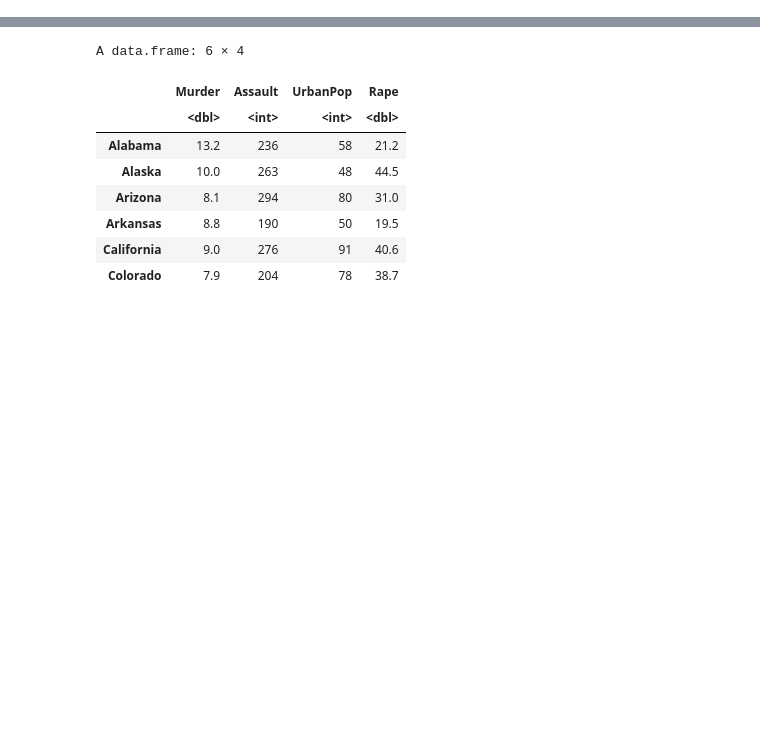
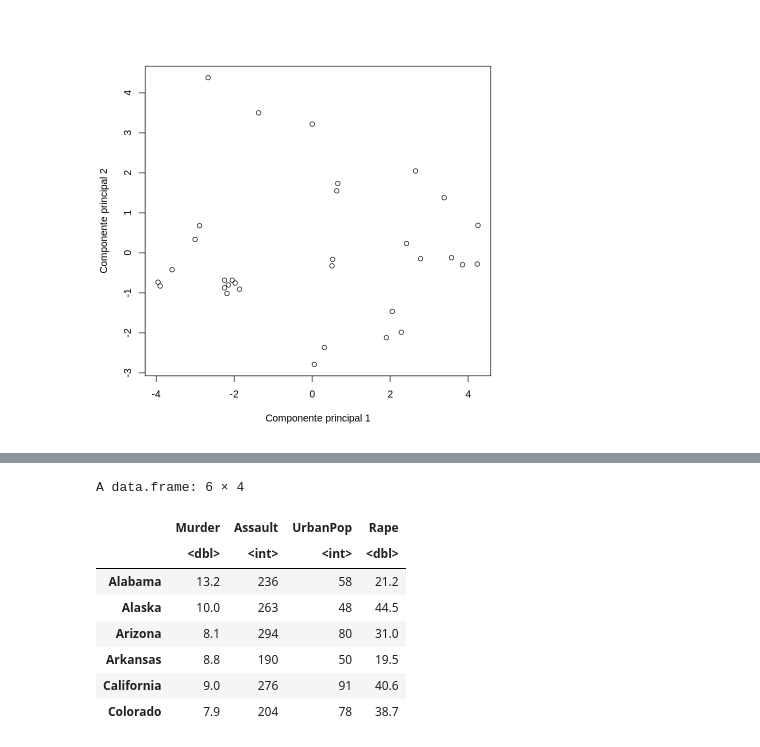
Before and after one commit to jespimentel/estudos_ia, a Jupyter notebook: 02_pca_e_analise_de_agrupamentos.ipynb, the cells around one changed output, grey strips where cells are left out. Drawn from its saved outputs; the diff is of its cells as text; code cells hidden in the pictures; blank space fills up the shorter version.

```diff
--- a/02_pca_e_analise_de_agrupamentos.ipynb
+++ b/02_pca_e_analise_de_agrupamentos.ipynb
@@ -2,0 +82,6 @@
+# %%
+x = pca$scores[,1]
+y = pca$scores[,2]
+plot(x, y, xlab = 'Componente principal 1', ylab = 'Componente principal 2')
+# %% [output]
+[figure, added]
```
Also changed, not shown: parts of 13 cells of this notebook.
